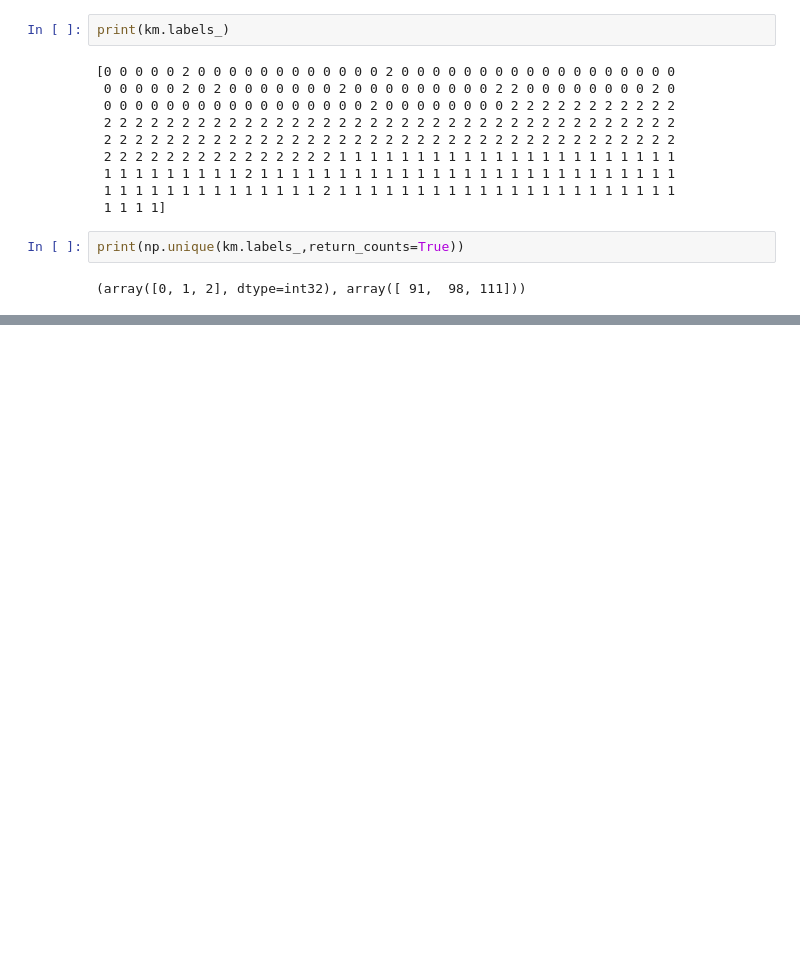
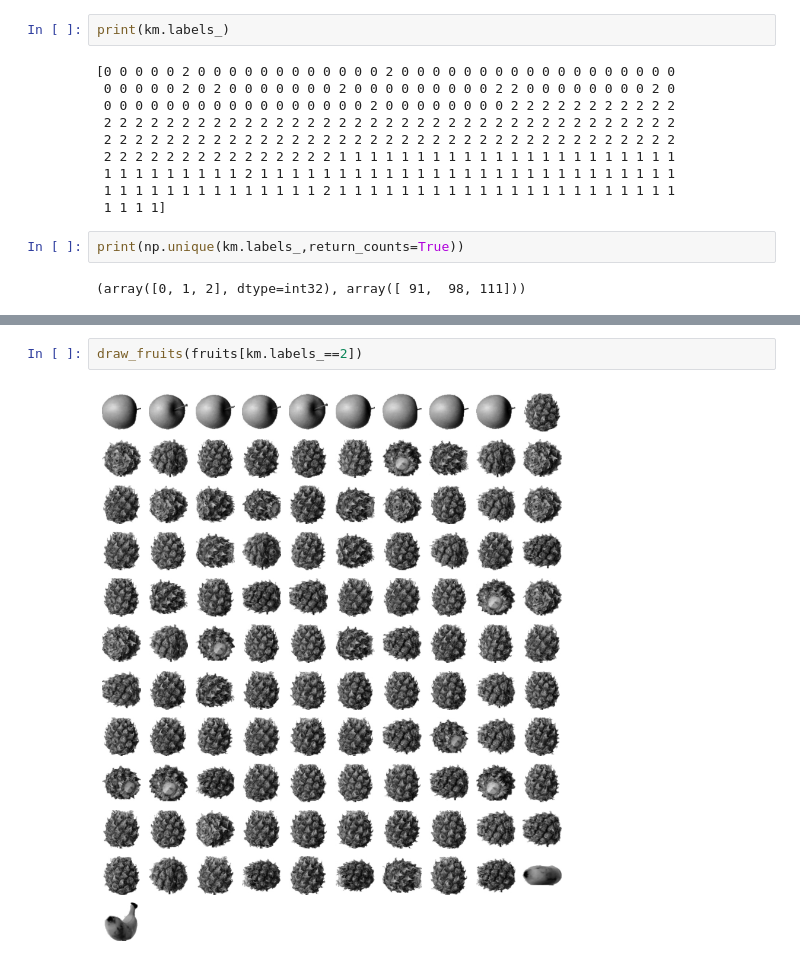
Before and after one commit to kiyuyeon/Ml_Dl, a Jupyter notebook: 혼자공부하는_머신러닝_딥러닝_chapter_06_2.ipynb, the cells around one changed output, grey strips where cells are left out. Cells and saved outputs as stored; diff of their text form; blank space fills up the shorter version.

```diff
--- a/혼자공부하는_머신러닝_딥러닝_chapter_06_2.ipynb
+++ b/혼자공부하는_머신러닝_딥러닝_chapter_06_2.ipynb
@@ -56,0 +78,4 @@ print(np.unique(km.labels_,return_counts=True))
+# %%
+draw_fruits(fruits[km.labels_==2])
+# %% [output]
+[figure, added]
```
Also changed, not shown: parts of 10 cells of this notebook.
